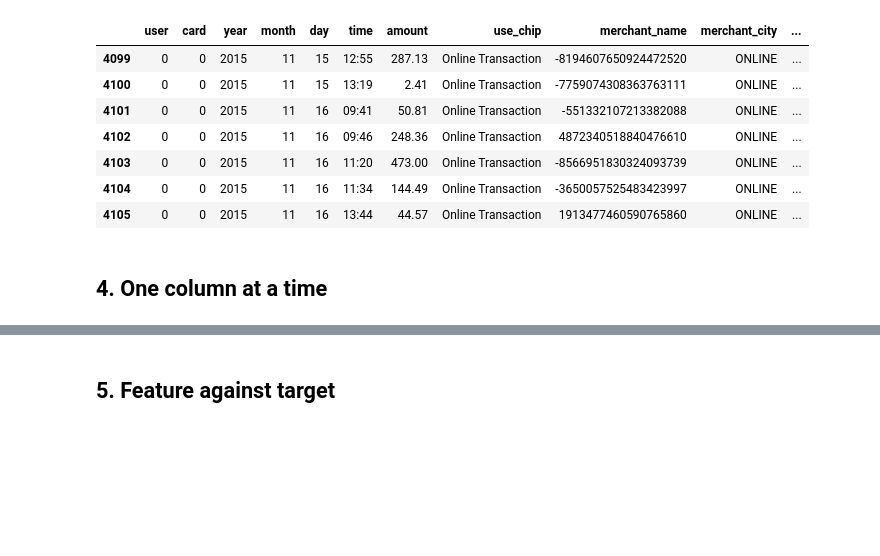
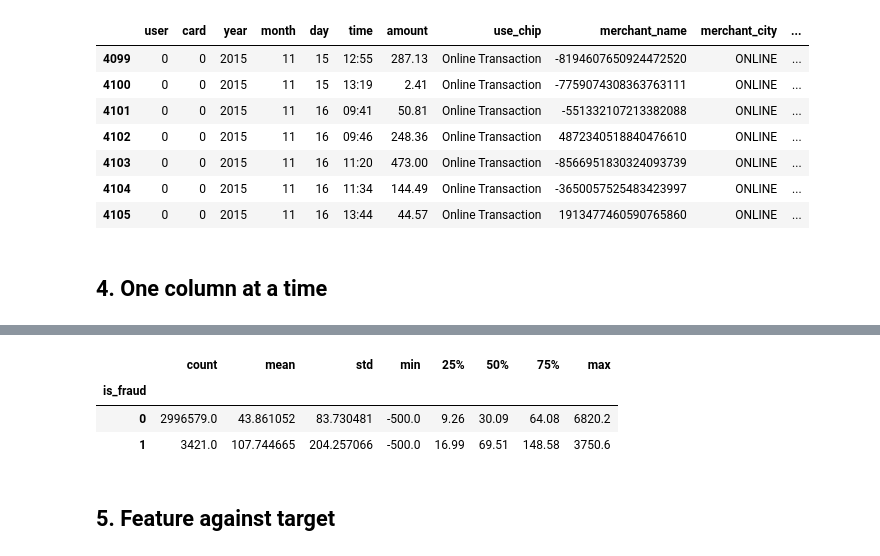
Before and after one commit to Ankush-Manhas840/fraud-detection-realtime, a Jupyter notebook: notebooks/01b_eda_ibm.ipynb, the cells around one changed output, grey strips where cells are left out. Cells and saved outputs as stored; diff of their text form; code cells hidden in the pictures; blank space fills up the shorter version.

```diff
--- a/notebooks/01b_eda_ibm.ipynb
+++ b/notebooks/01b_eda_ibm.ipynb
@@ -194,2 +283,9 @@ df.loc[4099:4099+6]
+# %%
+df.groupby("is_fraud")["amount"].describe()
+# %% [output]
+|  | count | mean | std | min | 25% | 50% | 75% | max |
+| is_fraud |  |  |  |  |  |  |  |  |
+| 0 | 2996579.0 | 43.861052 | 83.730481 | -500.0 | 9.26 | 30.09 | 64.08 | 6820.2 |
+| 1 | 3421.0 | 107.744665 | 204.257066 | -500.0 | 16.99 | 69.51 | 148.58 | 3750.6 |
 # %% [markdown]
 ## 5. Feature against target
```
Also changed, not shown: parts of 26 cells of this notebook, 2 other files.
